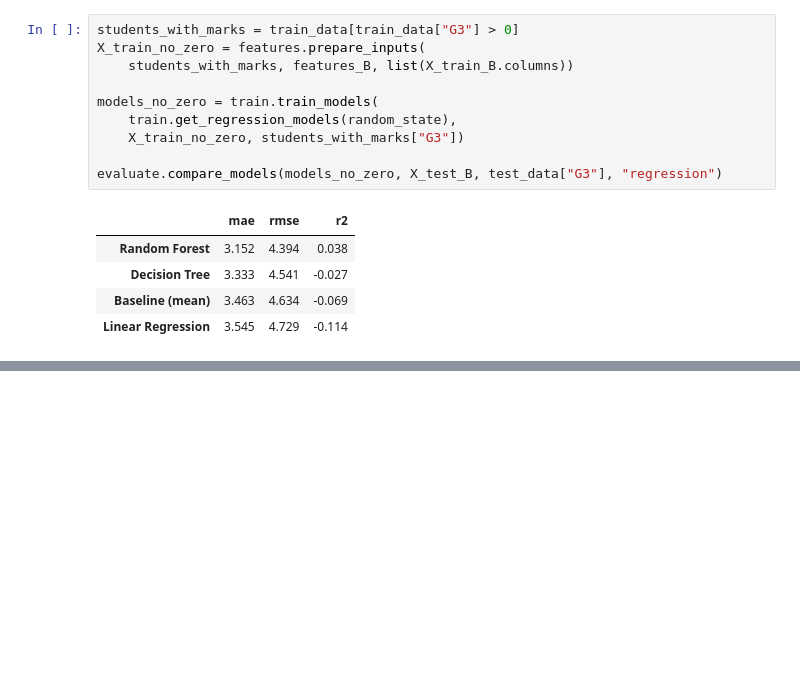
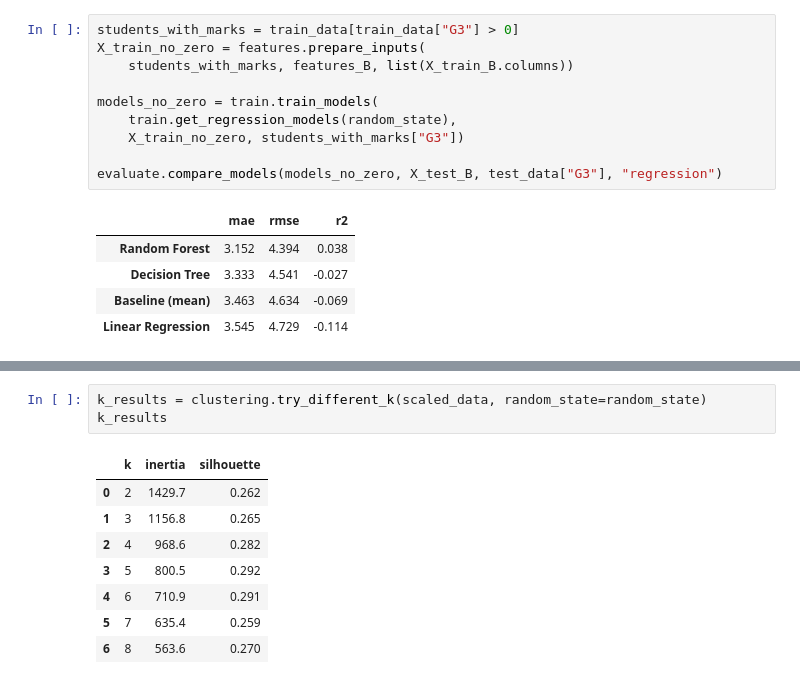
Before and after one commit to prajwal-sv/AI-Learning-Career-Assistant, a Jupyter notebook: notebooks/03_machine_learning.ipynb, the cells around one changed output, grey strips where cells are left out. Cells and saved outputs as stored; diff of their text form; blank space fills up the shorter version.

```diff
--- a/notebooks/03_machine_learning.ipynb
+++ b/notebooks/03_machine_learning.ipynb
@@ -160,0 +172,12 @@ evaluate.compare_models(models_no_zero, X_test_B, test_data["G3"], "regression")
+# %%
+k_results = clustering.try_different_k(scaled_data, random_state=random_state)
+k_results
+# %% [output]
+|  | k | inertia | silhouette |
+| 0 | 2 | 1429.7 | 0.262 |
+| 1 | 3 | 1156.8 | 0.265 |
+| 2 | 4 | 968.6 | 0.282 |
+| 3 | 5 | 800.5 | 0.292 |
+| 4 | 6 | 710.9 | 0.291 |
+| 5 | 7 | 635.4 | 0.259 |
+| 6 | 8 | 563.6 | 0.270 |
```
Also changed, not shown: parts of 5 cells of this notebook.
